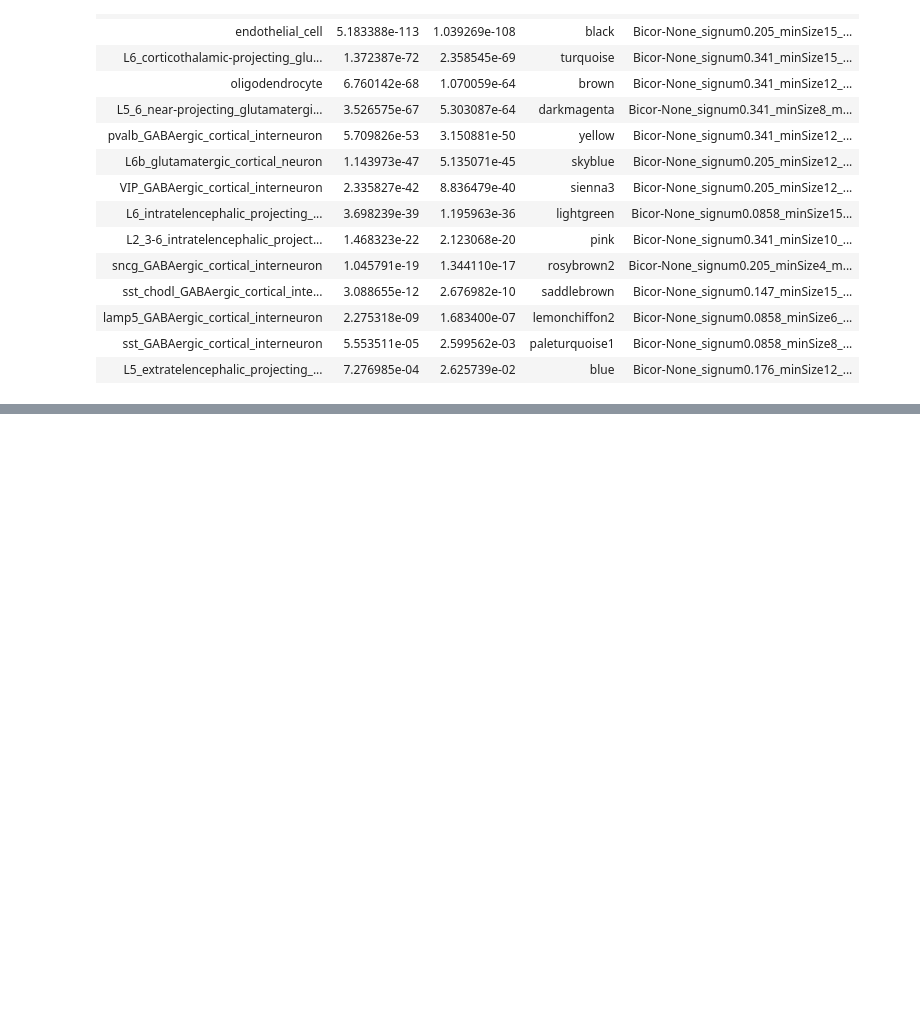
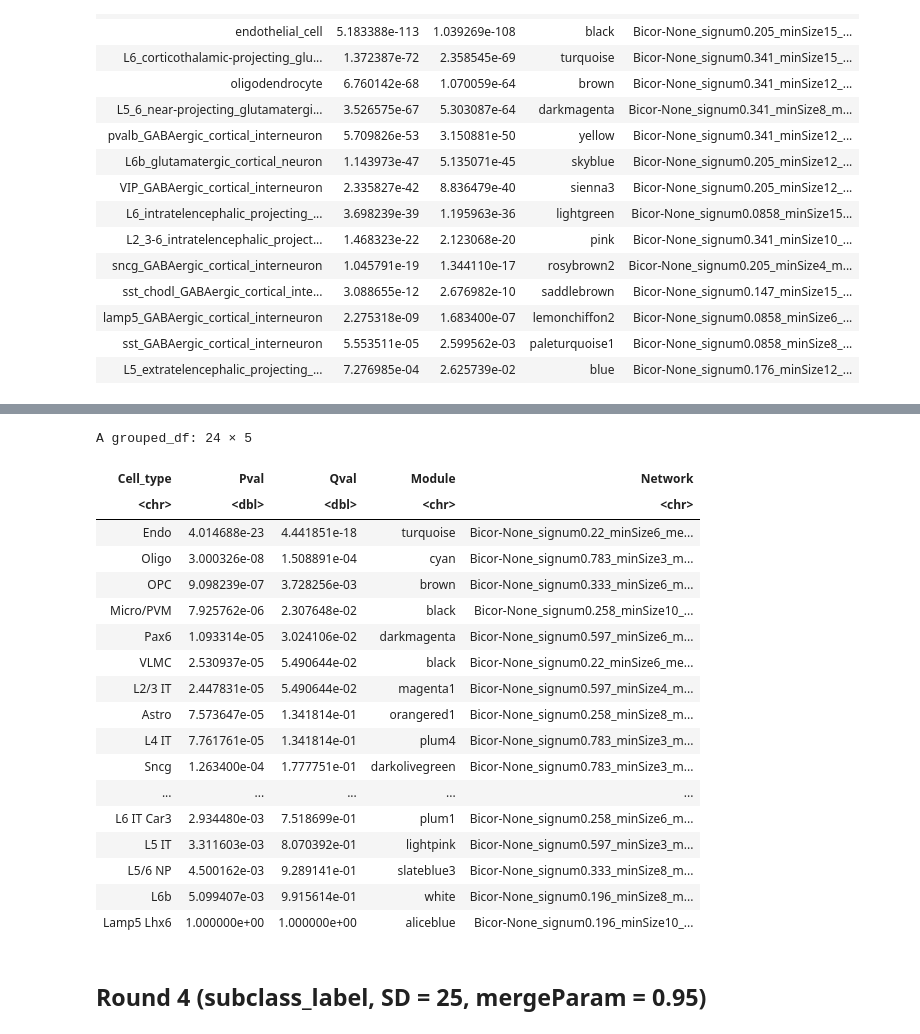
Before and after one commit to reliscu/pseudobulk_splicing_yao_2021_ACA, a Jupyter notebook: 07_get_module_enrichments.ipynb, the cells around one changed output, grey strips where cells are left out. Drawn from its saved outputs; the diff is of its cells as text; code cells hidden in the pictures; blank space fills up the shorter version.

```diff
--- a/07_get_module_enrichments.ipynb
+++ b/07_get_module_enrichments.ipynb
@@ -37,0 +70,5 @@ unique <- FALSE
+# %%
+set_source <- "Claude_marker_genes"
+
+marker_genes_list <- readRDS("/mnt/lareaulab/reliscu/projects/NSF_GRFP/data/marker_genes/AI/Claude_cortical_markers_mouse.RDS")
+names(marker_genes_list) <- sapply(names(marker_genes_list), function(x) gsub(" ", "_", gsub("/", "_", x, fixed=TRUE)))
@@ -119,0 +172,15 @@ write.csv(top_mods_df, file=paste0("data/enrichments/", network_dir, "_", set_so
+# %%
+network_dir <- "yao_2021_ACA_STAR_SyntheticDataset1_cell_type_20pcntCells_25SD_200samples_pseudobulk_mergeParam0.85_Modules"
+# %%
+enrichments_df <- get_module_enrichments(network_dir, marker_genes_list, mod_def)
+# %%
+# Get most enriched cell type for each module
+# If cell type is most enriched in multiple modules, choose module with smallest p-value
+
+top_mods_df <- enrichments_df %>%
+    group_by(Cell_type) %>%
+    slice_min(Qval, with_ties=FALSE) %>%
+    group_by(Network, Module) %>%
+    arrange(Network) %>%
+    slice_min(Qval, with_ties=FALSE) %>%
+    arrange(Qval)
@@ -119,0 +208,22 @@ write.csv(top_mods_df, file=paste0("data/enrichments/", network_dir, "_", set_so
+# %%
+top_mods_df[,c("Cell_type", "Pval", "Qval", "Module", "Network")]
+# %% [output]
+A grouped_df: 24 × 5
+| Cell_type | Pval | Qval | Module | Network |
+| <chr> | <dbl> | <dbl> | <chr> | <chr> |
+| Endo | 4.014688e-23 | 4.441851e-18 | turquoise | Bicor-None_signum0.22_minSize6_me... |
+| Oligo | 3.000326e-08 | 1.508891e-04 | cyan | Bicor-None_signum0.783_minSize3_m... |
+| OPC | 9.098239e-07 | 3.728256e-03 | brown | Bicor-None_signum0.333_minSize6_m... |
+| Micro/PVM | 7.925762e-06 | 2.307648e-02 | black | Bicor-None_signum0.258_minSize10_... |
+| Pax6 | 1.093314e-05 | 3.024106e-02 | darkmagenta | Bicor-None_signum0.597_minSize6_m... |
+| VLMC | 2.530937e-05 | 5.490644e-02 | black | Bicor-None_signum0.22_minSize6_me... |
+| L2/3 IT | 2.447831e-05 | 5.490644e-02 | magenta1 | Bicor-None_signum0.597_minSize4_m... |
+| Astro | 7.573647e-05 | 1.341814e-01 | orangered1 | Bicor-None_signum0.258_minSize8_m... |
+| L4 IT | 7.761761e-05 | 1.341814e-01 | plum4 | Bicor-None_signum0.783_minSize3_m... |
+| Sncg | 1.263400e-04 | 1.777751e-01 | darkolivegreen | Bicor-None_signum0.783_minSize3_m... |
+| ... | ... | ... | ... | ... |
+| L6 IT Car3 | 2.934480e-03 | 7.518699e-01 | plum1 | Bicor-None_signum0.258_minSize6_m... |
+| L5 IT | 3.311603e-03 | 8.070392e-01 | lightpink | Bicor-None_signum0.597_minSize3_m... |
+| L5/6 NP | 4.500162e-03 | 9.289141e-01 | slateblue3 | Bicor-None_signum0.333_minSize8_m... |
+| L6b | 5.099407e-03 | 9.915614e-01 | white | Bicor-None_signum0.196_minSize8_m... |
+| Lamp5 Lhx6 | 1.000000e+00 | 1.000000e+00 | aliceblue | Bicor-None_signum0.196_minSize10_... |
@@ -119,0 +232,2 @@ write.csv(top_mods_df, file=paste0("data/enrichments/", network_dir, "_", set_so
+# %% [markdown]
+## Round 4 (subclass_label, SD = 25, mergeParam = 0.95)
```
Also changed, not shown: parts of 24 cells of this notebook, 4 other files.
